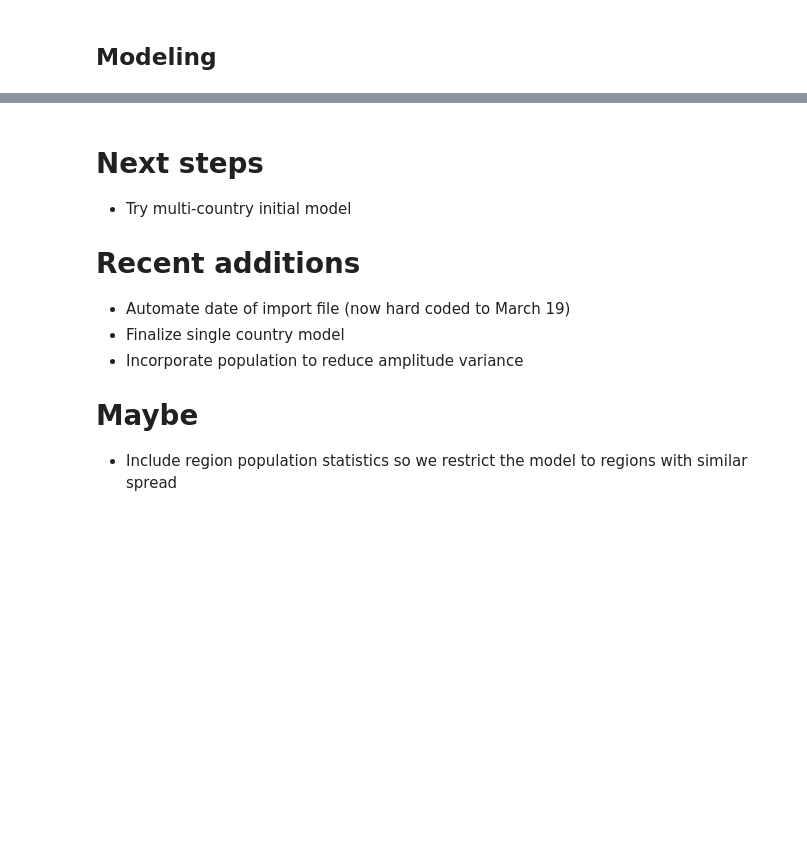
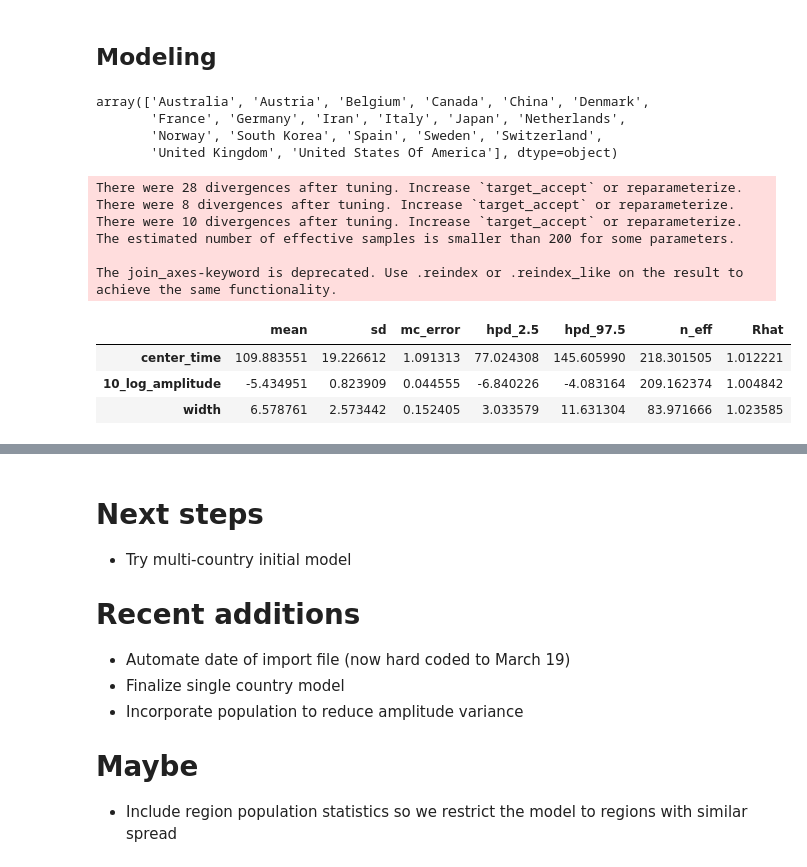
Before and after one commit to Intelecy/covid-19-research, a Jupyter notebook: COVID_19_model.ipynb, the cells around one changed output, grey strips where cells are left out. Drawn from its saved outputs; the diff is of its cells as text; code cells hidden in the pictures; blank space fills up the shorter version.

```diff
--- a/COVID_19_model.ipynb
+++ b/COVID_19_model.ipynb
@@ -163,13 +142,13 @@ Analysed countries: ['Australia' 'Austria' 'Belgium' 'CANADA' 'Canada' 'China' '
 override_john_hopkins_data = True #@param ["False", "True"] {type:"raw"}
 
 if override_john_hopkins_data:
-  !rm time_series_19-covid-Confirmed.csv
-  !rm time_series_19-covid-Deaths.csv
-  !wget https://raw.githubusercontent.com/CSSEGISandData/COVID-19/master/csse_covid_19_data/csse_covid_19_time_series/time_series_19-covid-Confirmed.csv
-  !wget https://raw.githubusercontent.com/CSSEGISandData/COVID-19/master/csse_covid_19_data/csse_covid_19_time_series/time_series_19-covid-Deaths.csv
+  !rm time_series_covid19_confirmed_global.csv
+  !rm time_series_covid19_deaths_global.csv
+  !wget https://raw.githubusercontent.com/CSSEGISandData/COVID-19/master/csse_covid_19_data/csse_covid_19_time_series/time_series_covid19_confirmed_global.csv
+  !wget https://raw.githubusercontent.com/CSSEGISandData/COVID-19/master/csse_covid_19_data/csse_covid_19_time_series/time_series_covid19_deaths_global.csv
 
-  jh_confirmed = pd.read_csv("time_series_19-covid-Confirmed.csv")
-  jh_deaths = pd.read_csv("time_series_19-covid-Deaths.csv")
+  jh_confirmed = pd.read_csv("time_series_covid19_confirmed_global.csv")
+  jh_deaths = pd.read_csv("time_series_covid19_deaths_global.csv")
 
   jh_confirmed = jh_confirmed.groupby(['Country/Region']).sum()
   jh_deaths = jh_deaths.groupby(['Country/Region']).sum()
@@ -202,10 +181,19 @@ if override_john_hopkins_data:
     num_days -= 1
     analysis_df.index = np.arange(analysis_df.shape[0])
 
-# # Norway specific override
-# norway_index = np.where(analysis_df[country_col_name].values == "Norway")[0][0]
-# analysis_df.loc[norway_index + 72, "Deaths"] = 1
-# analysis_df.loc[norway_index + 74, "Deaths"] = 2
+# Drop data of the last day if all counts are zero
+last_day = analysis_df.Date.max()
+second_last_day = np.sort(np.unique(analysis_df.Date.values))[-2]
+if analysis_df.Deaths.values[analysis_df.Date == last_day].sum() < (
+    analysis_df.Deaths.values[analysis_df.Date == second_last_day].sum())/4:
+  analysis_df = analysis_df.iloc[analysis_df.Date.values != last_day]
+  num_days -= 1
+  analysis_df.index = np.arange(analysis_df.shape[0])
+
+# Norway specific override
+norway_index = np.where(analysis_df[country_col_name].values == "Norway")[0][0]
+analysis_df.loc[norway_index + 72, "Deaths"] = 1
+analysis_df.loc[norway_index + 74, "Deaths"] = 2
 
 analysis_df["Deaths_pc"] = analysis_df["Deaths"] / analysis_df["Population"]
 analysis_df["Cases_pc"] = analysis_df["Cases"] / analysis_df["Population"]
@@ -766,9 +728,16 @@ if download_plotly_plots:
   files.download("plots.zip")
 # %% [markdown]
 ## Modeling
+# %%
+np.unique(analysis_df[[country_col_name]].values)
+# %% [output]
+array(['Australia', 'Austria', 'Belgium', 'Canada', 'China', 'Denmark',
+       'France', 'Germany', 'Iran', 'Italy', 'Japan', 'Netherlands',
+       'Norway', 'South Korea', 'Spain', 'Sweden', 'Switzerland',
+       'United Kingdom', 'United States Of America'], dtype=object)
 # %%
 #@title Single country model
-studied_country = "Sweden" #@param ["Norway", "Sweden", "Belgium", "Italy", "France", "China", "Spain", "United Kingdom", "Germany", "Netherlands", "United States Of America"]
+studied_country = "Norway" #@param ["Norway", "Sweden", "Belgium", "United_States_of_America", "Italy", "France", "China", "Spain", "United Kingdom", "Germany", "Netherlands", "United States Of America"]
 normalize_by_population = True #@param ["False", "True"] {type:"raw"}
 show_model_logs = False #@param ["False", "True"] {type:"raw"}
 count_distribution = "Poisson" #@param ["Normal", "Poisson"] {type:"string"}
@@ -799,35 +768,46 @@ def fit_pm_model(simple_model_data, count_distribution, normalize_by_population,
     # abs_error = pm.Uniform('abs_error', lower=0, upper=0.3)
 
     start_id = np.where(simple_model_data[target].values > 0)[0][0]
     start_id = max(0, start_id-1000) # Fit data after X days before first death
     valid_ids = np.arange(start_id, num_days)
 
     if count_distribution == "Normal":
       min_sigma = 1e-5
       relative_error = pm.Uniform('relative_error', lower=0, upper=0.1)
       d = pm.Normal('d', mu=relative_pred[valid_ids],
                     sigma=min_sigma+relative_error*relative_pred[valid_ids],
                     # sigma=relative_error,#*relative_pred[valid_ids],
                     obsFalseerved=simple_model_data[target].values[valid_ids] / (
                         10**log_amplitude))
     elif count_distribution == "Poisson":
       mean_mult = simple_model_data.Population.values[0] if (
           normalize_by_population) else 1
       d = pm.Poisson('d', mu=relative_pred[valid_ids] * mean_mult * (
           10**log_amplitude),
           observed=simple_model_data['Deaths'].values[valid_ids])
 
     trace = pm.sample(600, tune=500, chains=3, cores=2,
                       progressbar=show_model_logs)
 
-  return pm.summary(trace), single_country_model
+  return pm.summary(trace), single_country_model, trace
 
 target = 'Deaths_pc' if normalize_by_population else 'Deaths'
 simple_model_data = analysis_df.iloc[(
     analysis_df[[country_col_name]].values[:, 0] == studied_country)]
-param_summary, single_country_model = fit_pm_model(
+param_summary, single_country_model, country_trace = fit_pm_model(
     simple_model_data, count_distribution, normalize_by_population, target)
 param_summary
+# %% [output]
+There were 28 divergences after tuning. Increase `target_accept` or reparameterize.
+There were 8 divergences after tuning. Increase `target_accept` or reparameterize.
+There were 10 divergences after tuning. Increase `target_accept` or reparameterize.
+The estimated number of effective samples is smaller than 200 for some parameters.
+
+The join_axes-keyword is deprecated. Use .reindex or .reindex_like on the result to achieve the same functionality.
+|  | mean | sd | mc_error | hpd_2.5 | hpd_97.5 | n_eff | Rhat |
+| center_time | 109.883551 | 19.226612 | 1.091313 | 77.024308 | 145.605990 | 218.301505 | 1.012221 |
+| 10_log_amplitude | -5.434951 | 0.823909 | 0.044555 | -6.840226 | -4.083164 | 209.162374 | 1.004842 |
+| width | 6.578761 | 2.573442 | 0.152405 | 3.033579 | 11.631304 | 83.971666 | 1.023585 |
 # %%
 #@title MAP estimate
 map_estimate = pm.find_MAP(model=single_country_model)
```
Also changed, not shown: parts of 22 cells of this notebook.
